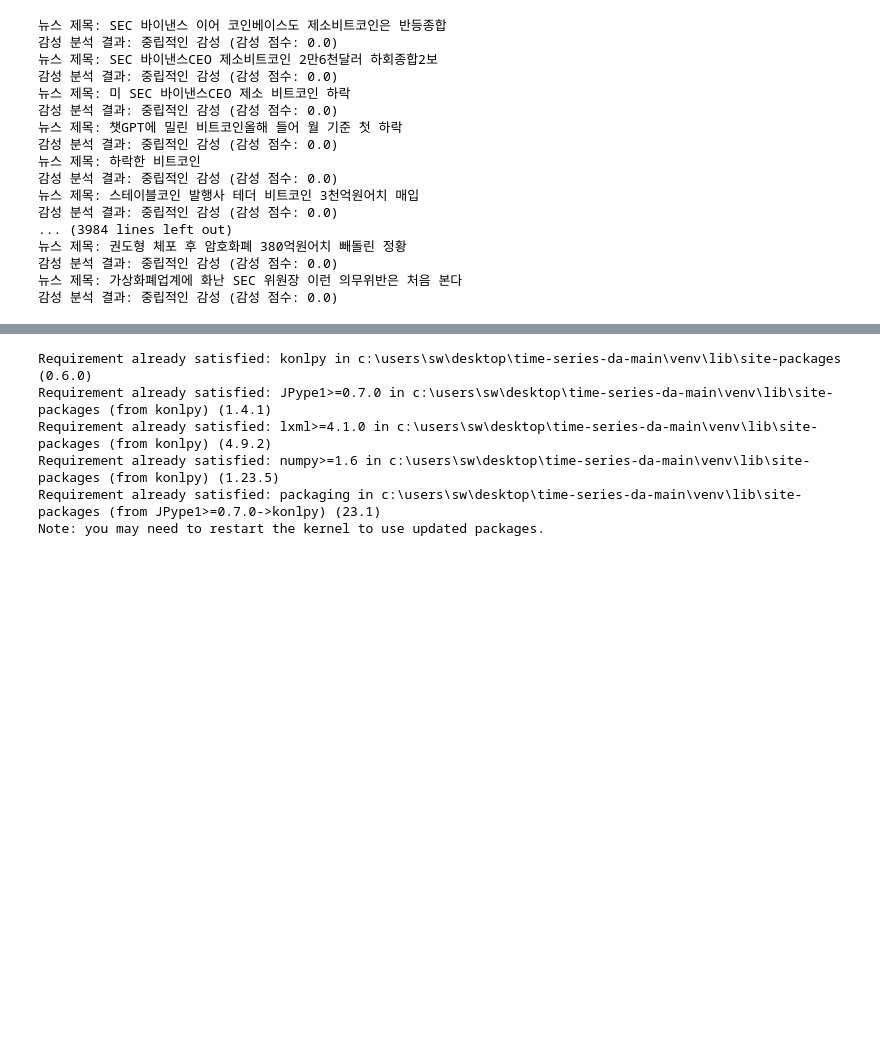
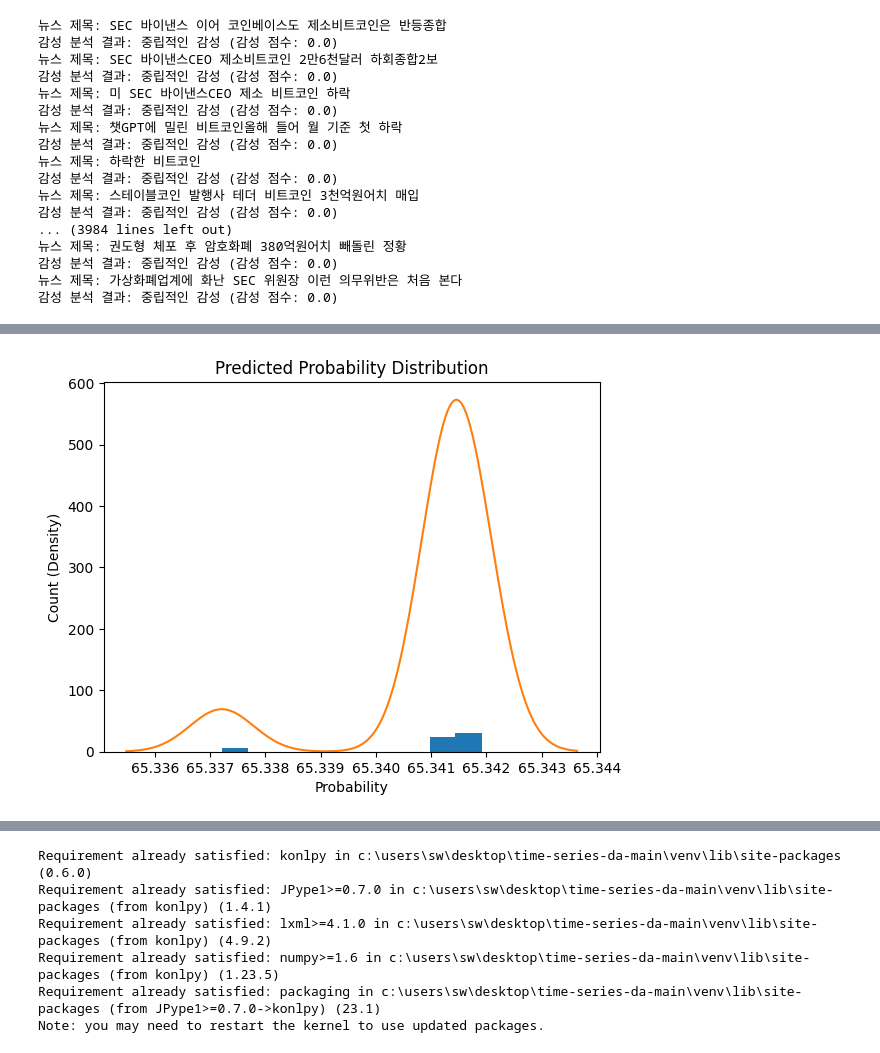
Before and after one commit to oshosh9595/ProjectBitCoin, a Jupyter notebook: notebook/ BitcoinSentiment Analysis.ipynb, the cells around one changed output, grey strips where cells are left out. Cells and saved outputs as stored; diff of their text form; code cells hidden in the pictures; blank space fills up the shorter version.

```diff
--- a/notebook/ BitcoinSentiment Analysis.ipynb
+++ b/notebook/ BitcoinSentiment Analysis.ipynb
@@ -1909,0 +2191,16 @@ for news_title in news_titles:
+# %%
+import matplotlib.pyplot as plt
+import seaborn as sns
+
+# 모델 예측 확률값 얻기
+y_prob = model.predict(X_test)
+y_prob_positive = y_prob[:, 0]  # 양성 클래스(1)에 대한 예측 확률값
+
+# 히스토그램 시각화
+plt.hist(y_prob_positive, bins=10)
+sns.kdeplot(y_prob_positive)  # KDE 플롯 시각화
+plt.title('Predicted Probability Distribution')
+plt.xlabel('Probability')
+plt.ylabel('Count (Density)')
+plt.show()
+# %% [output]
@@ -1909,0 +2208 @@ for news_title in news_titles:
+[figure, added]
```
Also changed, not shown: parts of 28 cells of this notebook, 2 other files.
